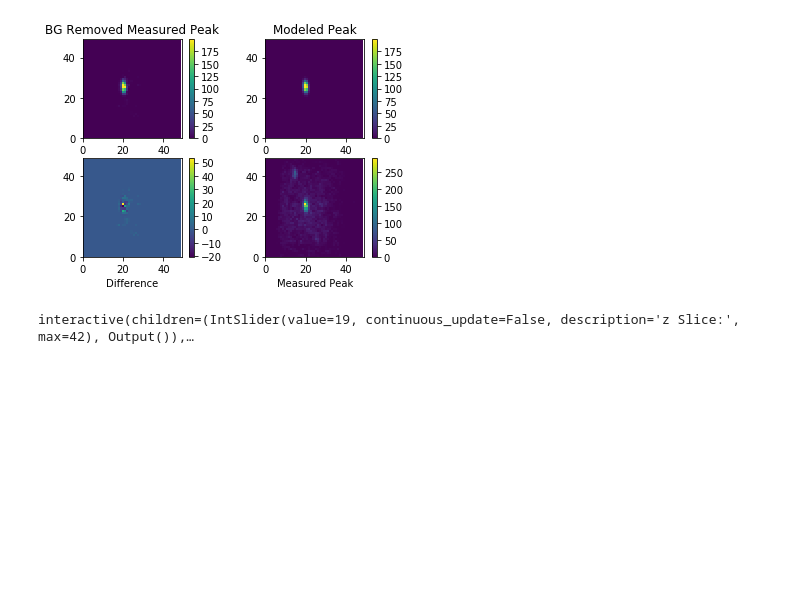
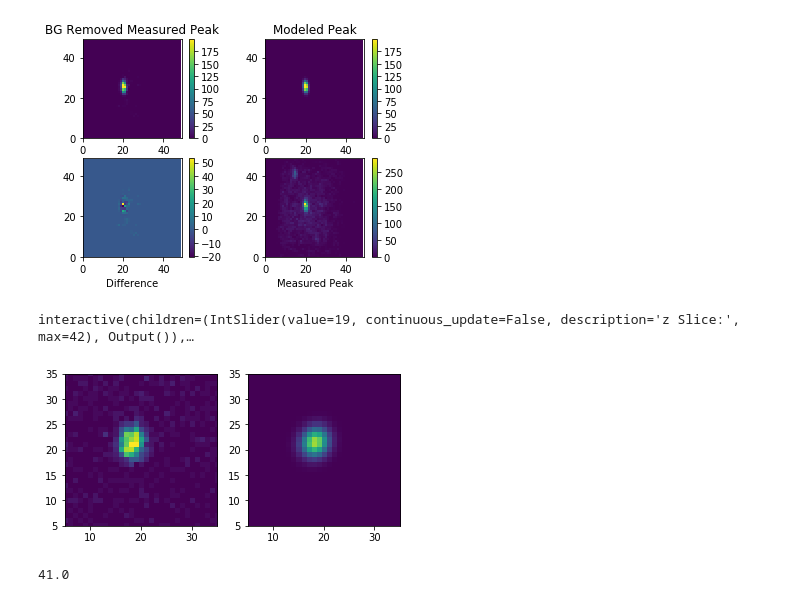
Before and after one commit to sullivanbt/profile_fitting_jupyter, a Jupyter notebook: single_crystal_demo.ipynb, the cells around one changed output. Saved outputs shown, nothing was run; the diff lists cells and outputs as text; code cells hidden in the pictures; blank space fills up the shorter version.

```diff
--- a/single_crystal_demo.ipynb
+++ b/single_crystal_demo.ipynb
@@ -95,3 +95,20 @@ Peak 18: Old: 1819; New: 1819; Ell: 1837
 [figure]
 [figure]
 interactive(children=(IntSlider(value=19, continuous_update=False, description='z Slice:', max=42), Output()),…
+# %%
+plt.figure(); plt.clf()
+plt.subplot(1,2,1)
+plt.imshow(n_events[:,:,18],vmax=n_events.max()*0.9, vmin=0)
+plt.xlim([5,35])
+plt.ylim([5,35])
+plt.subplot(1,2,2)
+plt.imshow(Y3D1[:,:,18],vmax=n_events.max()*0.9, vmin=0)
+plt.xlim([5,35])
+plt.ylim([5,35])
+plt.savefig('/SNS/users/ntv/Dropbox (ORNL)/strong_mandi_3d.pdf')
+# %% [output]
+[figure, added]
+# %%
+n_events.max()
+# %% [output]
+41.0
```
Also changed, not shown: 1 other file.
